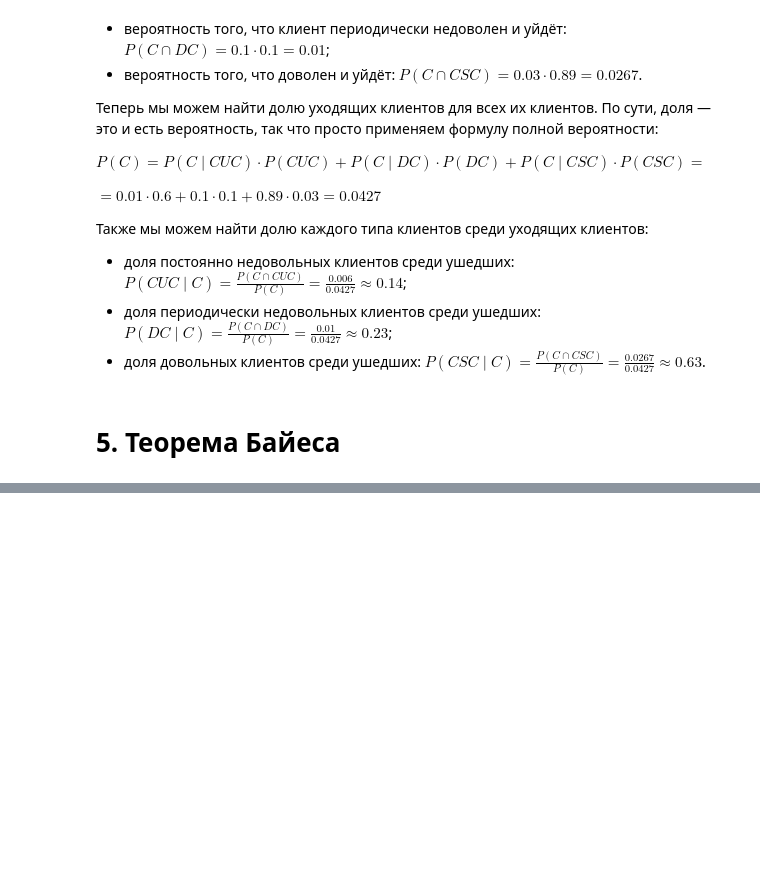
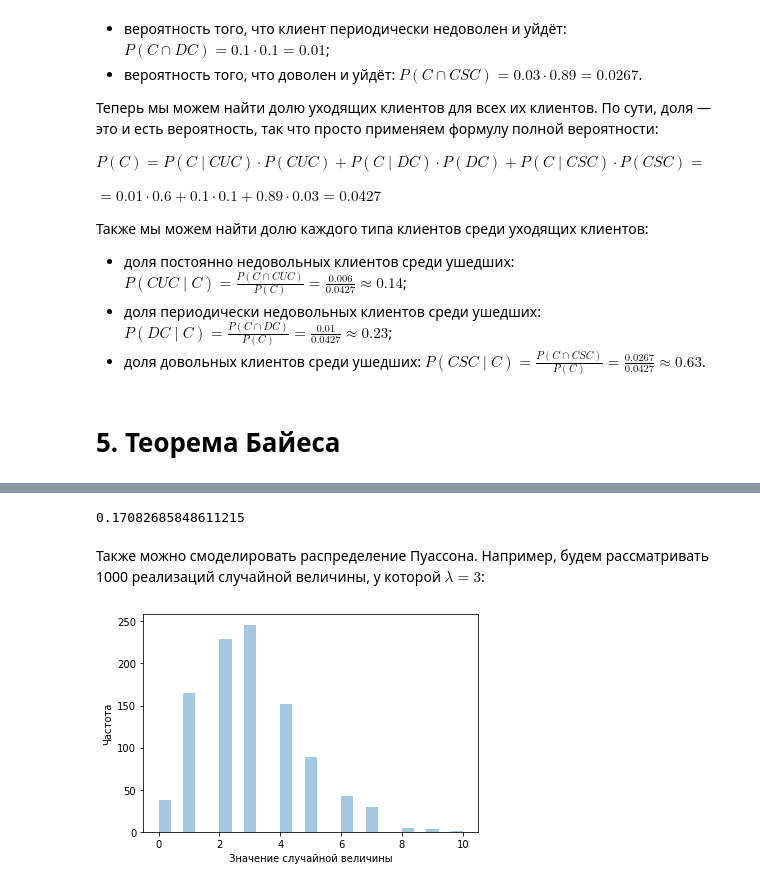
Before and after one commit to Terr14/SF_DS, a Jupyter notebook: SF_DataScience/MATH&ML-7. Теория вероятностей в контексте наивного байесовского классификатора/MATH&ML-7. Теория вероятностей в контексте наивного байесовского классификатора.ipynb, the cells around one changed output, grey strips where cells are left out. Drawn from its saved outputs; the diff is of its cells as text; code cells hidden in the pictures; blank space fills up the shorter version.

```diff
--- a/SF_DataScience/MATH&ML-7. Теория вероятностей в контексте наивного байесовского классификатора/MATH&ML-7. Теория вероятностей в контексте наивного байесовского классификатора.ipynb
+++ b/SF_DataScience/MATH&ML-7. Теория вероятностей в контексте наивного байесовского классификатора/MATH&ML-7. Теория вероятностей в контексте наивного байесовского классификатора.ipynb
@@ -703,0 +1533,14 @@ $= 0.01 \cdot 0.6 + 0.1 \cdot 0.1 + 0.89 \cdot 0.03 = 0.0427$
+# %%
+scipy.stats.distributions.poisson.pmf(5, 4.5)
+# %% [output]
+0.17082685848611215
+# %% [markdown]
+Также можно смоделировать распределение Пуассона. Например, будем рассматривать 1000 реализаций случайной величины, у которой $\lambda= 3$:
+# %%
+sns.distplot(random.poisson(lam=3, size=1000), kde=False)
+
+plt.xlabel('Значение случайной величины')
+plt.ylabel('Частота')
+plt.show()
+# %% [output]
+[figure, added]
```
Also changed, not shown: parts of 66 cells of this notebook, 10 other files.
